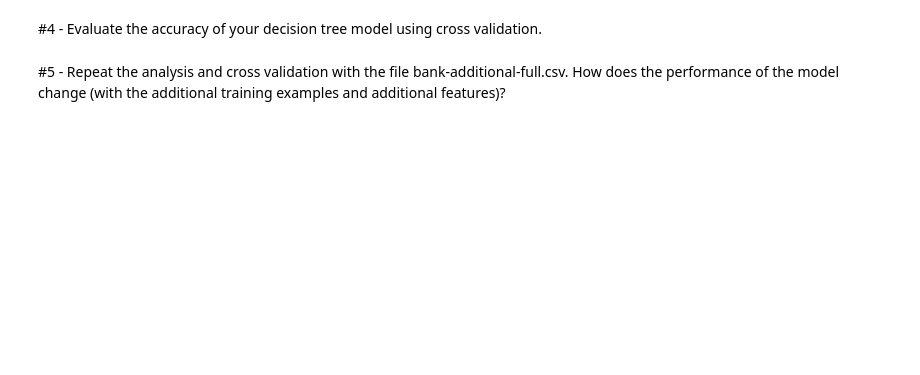
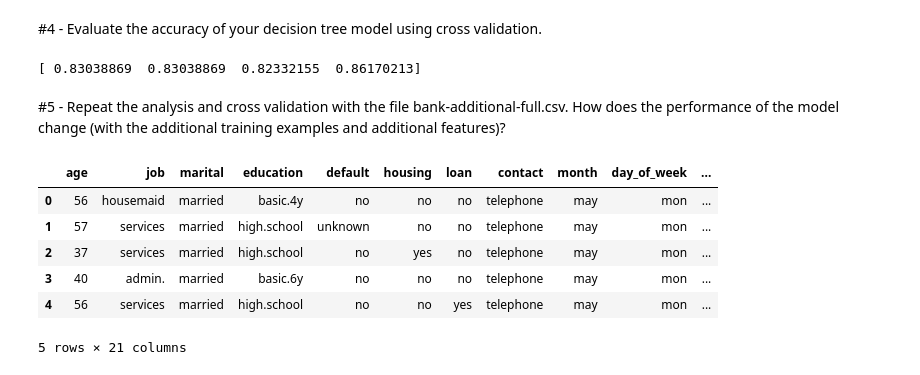
Before and after one commit to Lindseyjaay/DAT_SF_14, a Jupyter notebook: homework/hw3/HW 3_LJH.ipynb, the cells around one changed output. Saved outputs shown, nothing was run; the diff lists cells and outputs as text; code cells hidden in the pictures; blank space fills up the shorter version.

```diff
--- a/homework/hw3/HW 3_LJH.ipynb
+++ b/homework/hw3/HW 3_LJH.ipynb
@@ -153,2 +154,25 @@ from sklearn.cross_validation import cross_val_score
+# %%
+#importing cross-validation
+from sklearn.cross_validation import cross_val_score
+
+clf = DecisionTreeClassifier(random_state=0)
+scores = cross_val_score(clf, X_test, y_test, cv=4)
+print scores
+# %% [output]
+[ 0.83038869  0.83038869  0.82332155  0.86170213]
 # %% [markdown]
 #5 - Repeat the analysis and cross validation with the file bank-additional-full.csv. How does the performance of the model change (with the additional training examples and additional features)?
+# %%
+#loading the full data set
+bank_data_2 = pd.read_csv("/Users/owner/desktop/Data_Science/DAT_SF_14/homework/hw3/bank-additional-full.csv",sep = ";")
+# %%
+#taking a quick glance at the full data set
+bank_data_2.head()
+# %% [output]
+|  | age | job | marital | education | default | housing | loan | contact | month | day_of_week | ... |
+| 0 | 56 | housemaid | married | basic.4y | no | no | no | telephone | may | mon | ... |
+| 1 | 57 | services | married | high.school | unknown | no | no | telephone | may | mon | ... |
+| 2 | 37 | services | married | high.school | no | yes | no | telephone | may | mon | ... |
+| 3 | 40 | admin. | married | basic.6y | no | no | no | telephone | may | mon | ... |
+| 4 | 56 | services | married | high.school | no | no | yes | telephone | may | mon | ... |
+5 rows × 21 columns
```
Also changed, not shown: parts of 26 cells of this notebook.
